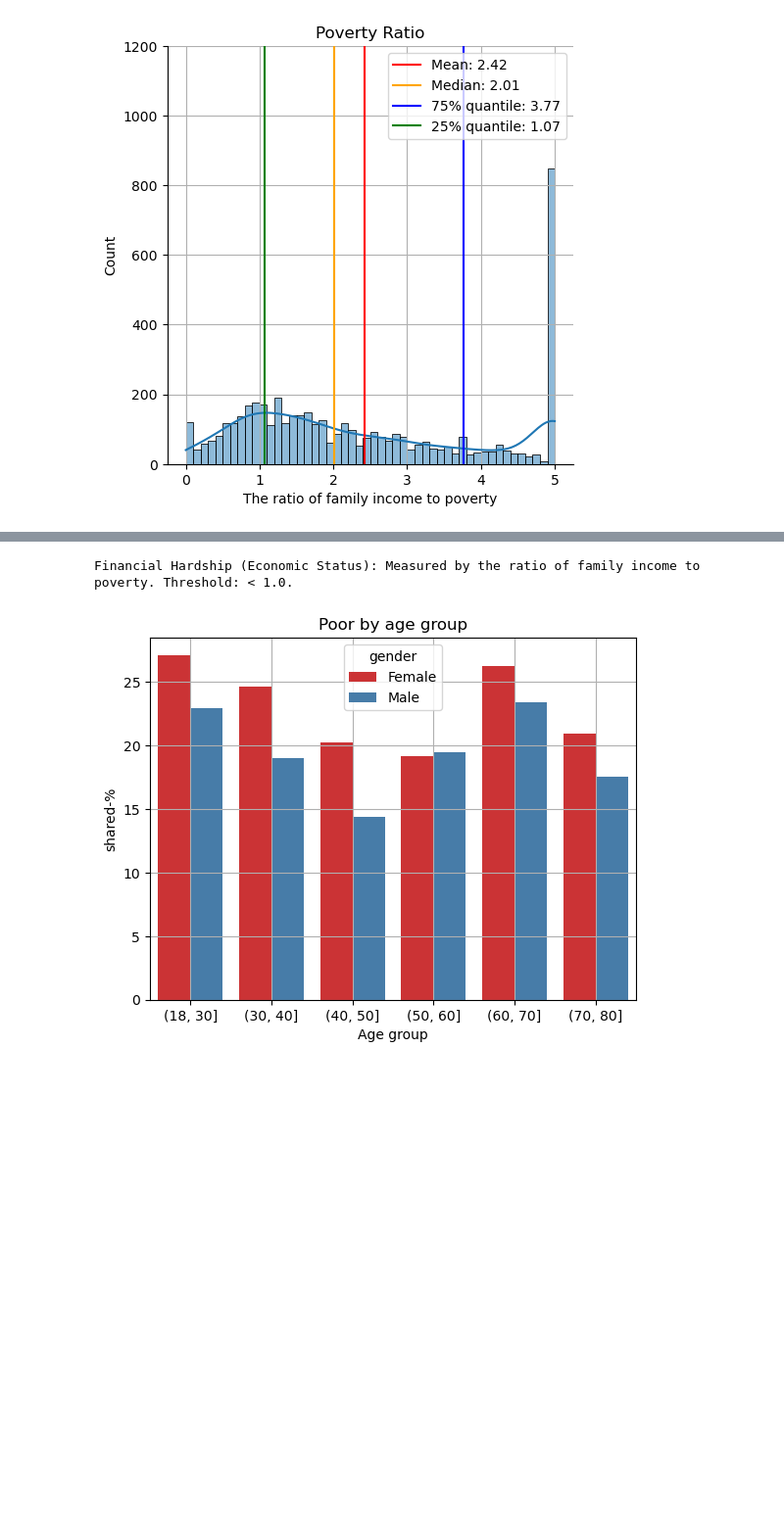
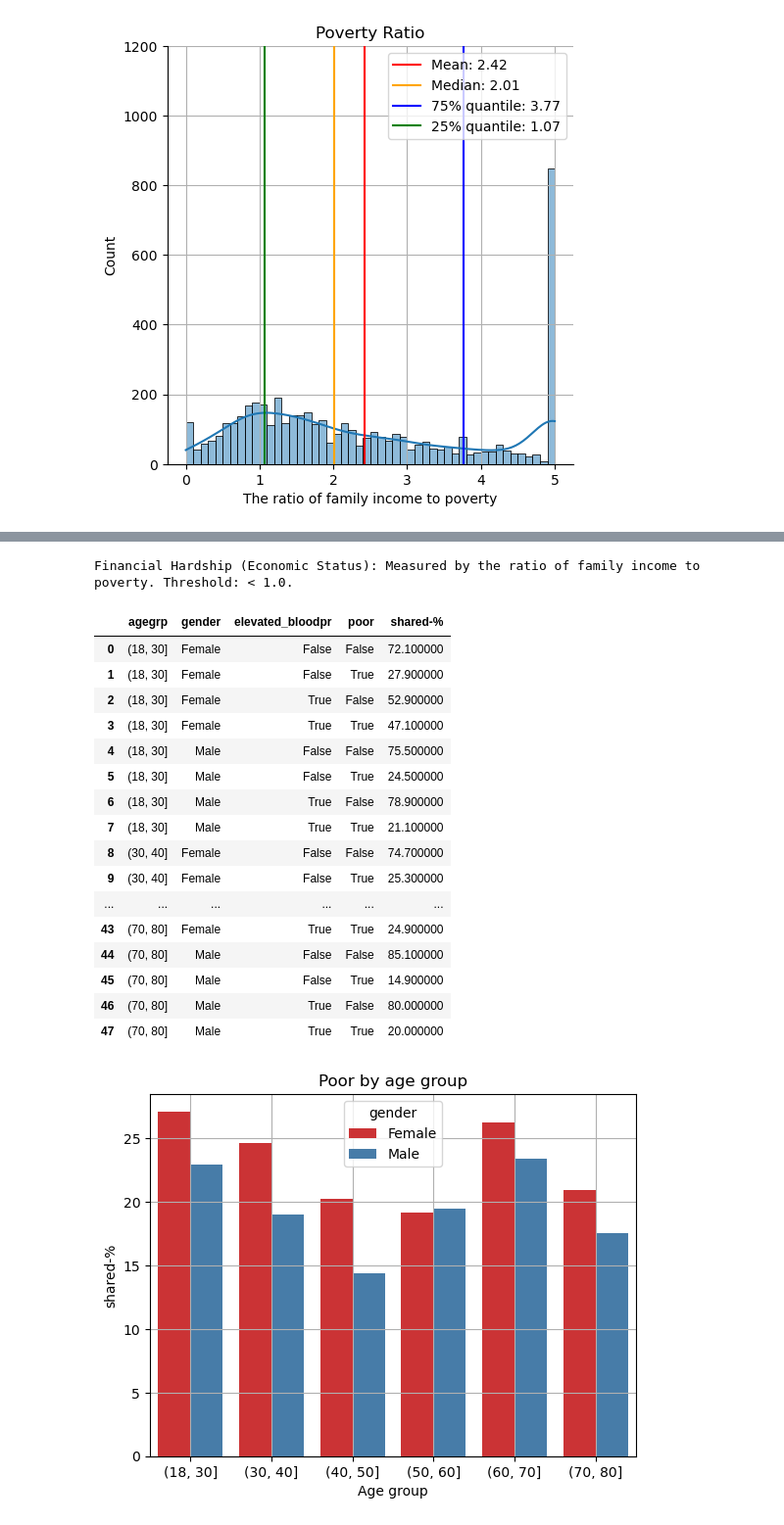
Before and after one commit to jahokas/statistics, a Jupyter notebook: nhanes_study.ipynb, the cells around one changed output, grey strips where cells are left out. Shown: that part at 98% size. Saved outputs shown, nothing was run; the diff lists cells and outputs as text; code cells hidden in the pictures; blank space fills up the shorter version.

```diff
--- a/nhanes_study.ipynb
+++ b/nhanes_study.ipynb
@@ -364,8 +386,36 @@ da["poor"] = np.where(poverty, True, False)
+# %%
+# x = da.groupby(['agegrp', 'gender', 'smoker'], observed=True)['agegrp'].count()
+yp = da.loc[:, ['SEQN','gender', 'elevated_bloodpr', 'poor', 'agegrp']].groupby(['agegrp', 'gender', 'elevated_bloodpr', 'poor'], observed=True)['agegrp'].count()
+yp = yp.groupby(level=[0, 1, 2], observed=True).transform(lambda g: (g / g.sum() * 100).round(1))
+print("Financial Hardship (Economic Status): Measured by the ratio of family income to poverty. Threshold: < 1.0.")
+# x = x.reset_index(name='shared-%').query('smoker == True')
+yp = yp.reset_index(name='shared-%')
+# xp.head(10)
+# %% [output]
+Financial Hardship (Economic Status): Measured by the ratio of family income to poverty. Threshold: < 1.0.
+# %%
+yp.style.apply(highlight_rows, axis=1)
+# %% [output]
+|  | agegrp | gender | elevated_bloodpr | poor | shared-% |
+| 0 | (18, 30] | Female | False | False | 72.100000 |
+| 1 | (18, 30] | Female | False | True | 27.900000 |
+| 2 | (18, 30] | Female | True | False | 52.900000 |
+| 3 | (18, 30] | Female | True | True | 47.100000 |
+| 4 | (18, 30] | Male | False | False | 75.500000 |
+| 5 | (18, 30] | Male | False | True | 24.500000 |
+| 6 | (18, 30] | Male | True | False | 78.900000 |
+| 7 | (18, 30] | Male | True | True | 21.100000 |
+| 8 | (30, 40] | Female | False | False | 74.700000 |
+| 9 | (30, 40] | Female | False | True | 25.300000 |
+| ... | ... | ... | ... | ... | ... |
+| 43 | (70, 80] | Female | True | True | 24.900000 |
+| 44 | (70, 80] | Male | False | False | 85.100000 |
+| 45 | (70, 80] | Male | False | True | 14.900000 |
+| 46 | (70, 80] | Male | True | False | 80.000000 |
+| 47 | (70, 80] | Male | True | True | 20.000000 |
 # %%
-y = da.loc[:, ['SEQN','gender', 'income_rate', 'agegrp']].groupby(['agegrp', 'gender', 'income_rate'], observed=True)['agegrp'].count()
-y = y.groupby(level=[0, 1], observed=True).transform(lambda g: g / g.sum() * 100)
-print("Financial Hardship (Economic Status): Measured by the ratio of family income to poverty. Threshold: < 1.0.")
-y = y.reset_index(name='shared-%').query('income_rate == (0, 1)')
+# y = da.loc[:, ['SEQN','gender', 'income_rate', 'agegrp']].groupby(['agegrp', 'gender', 'income_rate'], observed=True)['agegrp'].count()
+# y = y.groupby(level=[0, 1], observed=True).transform(lambda g: g / g.sum() * 100)
+# print("Financial Hardship (Economic Status): Measured by the ratio of family income to poverty. Threshold: < 1.0.")
+# y = y.reset_index(name='shared-%').query('income_rate == (0, 1)')
 # y
-# %% [output]
-Financial Hardship (Economic Status): Measured by the ratio of family income to poverty. Threshold: < 1.0.
```
Also changed, not shown: parts of 10 cells of this notebook.
